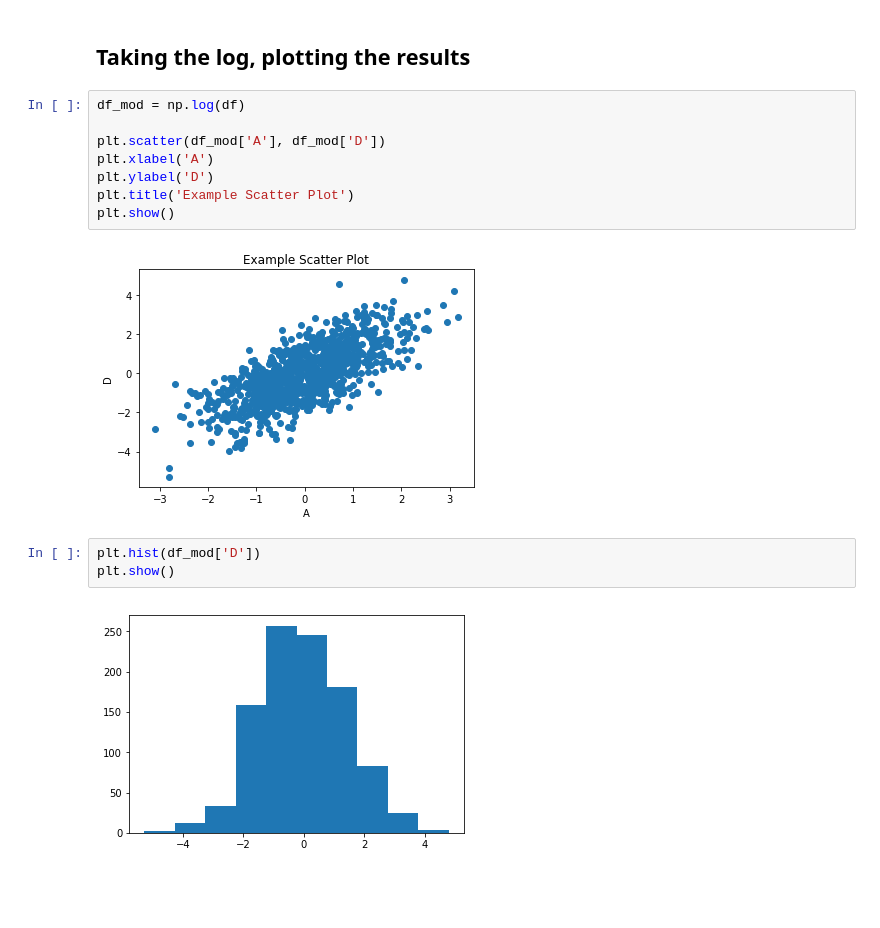
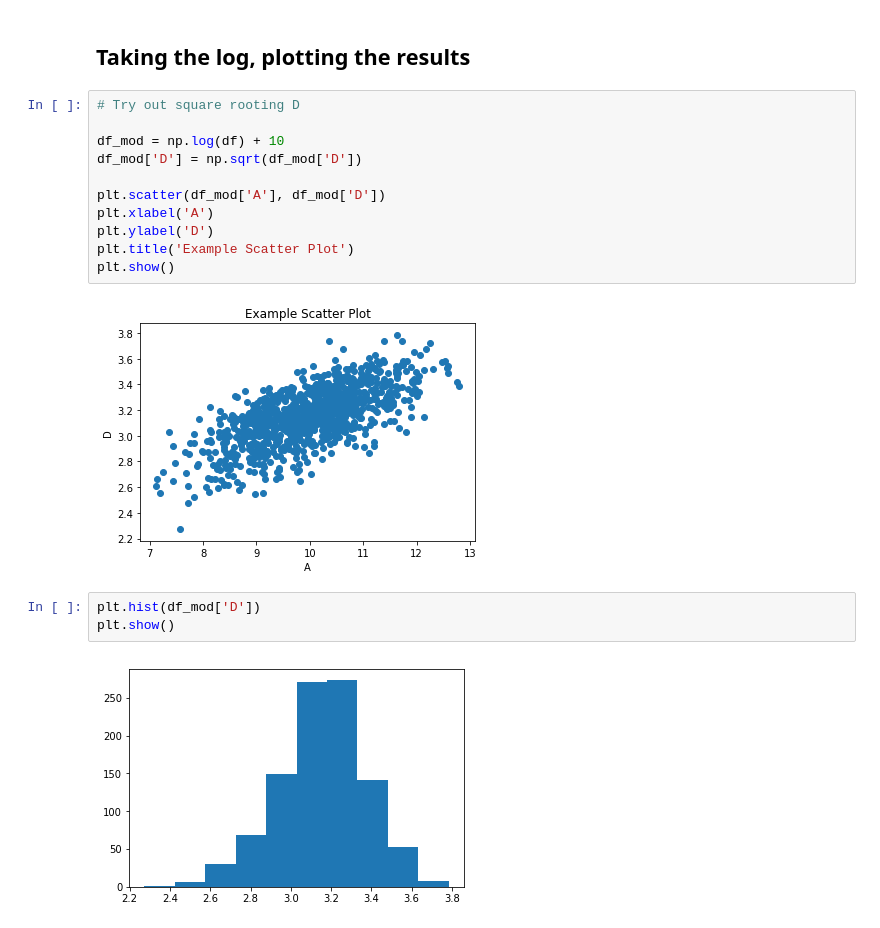
Before and after one commit to mbswirsky/git_example, a Jupyter notebook: example_notebook.ipynb, the cells around one changed output. Drawn from its saved outputs; the diff is of its cells as text; blank space fills up the shorter version.

Commit message:
square root D

```diff
--- a/example_notebook.ipynb
+++ b/example_notebook.ipynb
@@ -27,20 +27,23 @@ df.head()
 # %% [markdown]
 ## Taking the log, plotting the results
 # %%
-df_mod = np.log(df)
+# Try out square rooting D
+
+df_mod = np.log(df) + 10
+df_mod['D'] = np.sqrt(df_mod['D'])
 
 plt.scatter(df_mod['A'], df_mod['D'])
 plt.xlabel('A')
 plt.ylabel('D')
 plt.title('Example Scatter Plot')
 plt.show()
 # %% [output]
-[figure, old version]
+[figure, new version]
 # %%
 plt.hist(df_mod['D'])
 plt.show()
 # %% [output]
-[figure, old version]
+[figure, new version]
 # %%
 plt.scatter(df_mod['A'], df_mod['C'], c=df_mod['D'])
 plt.show()
```
Also changed, not shown: parts of 3 cells of this notebook.
